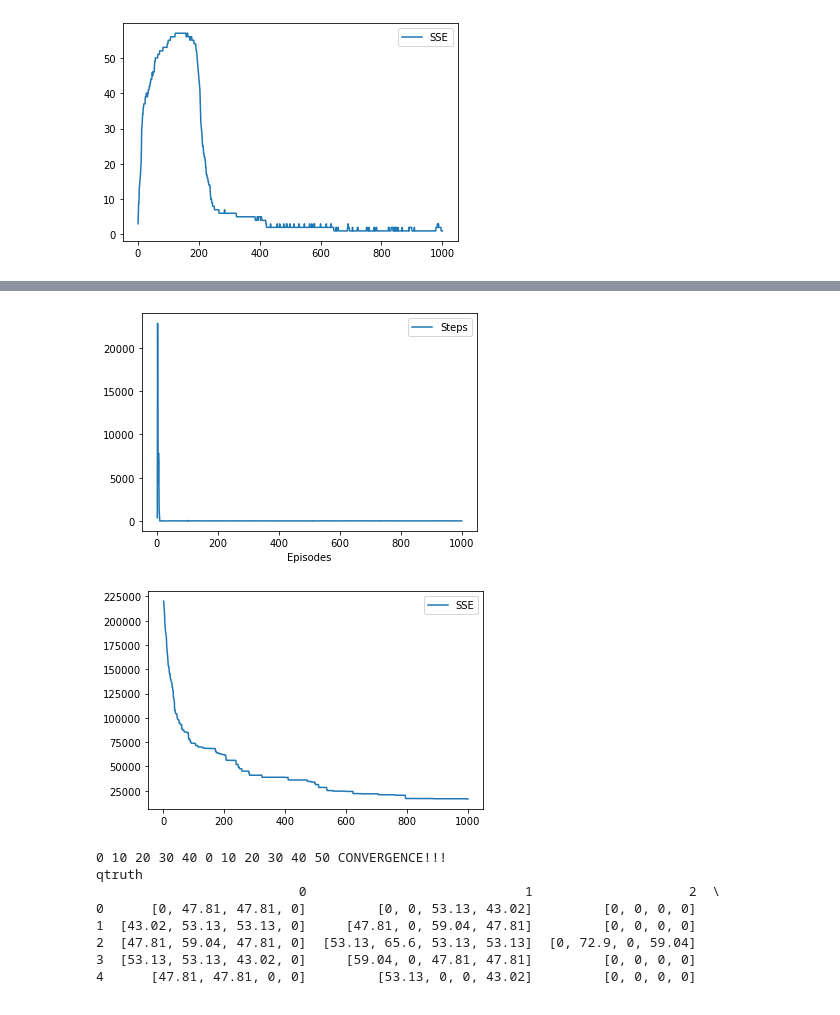
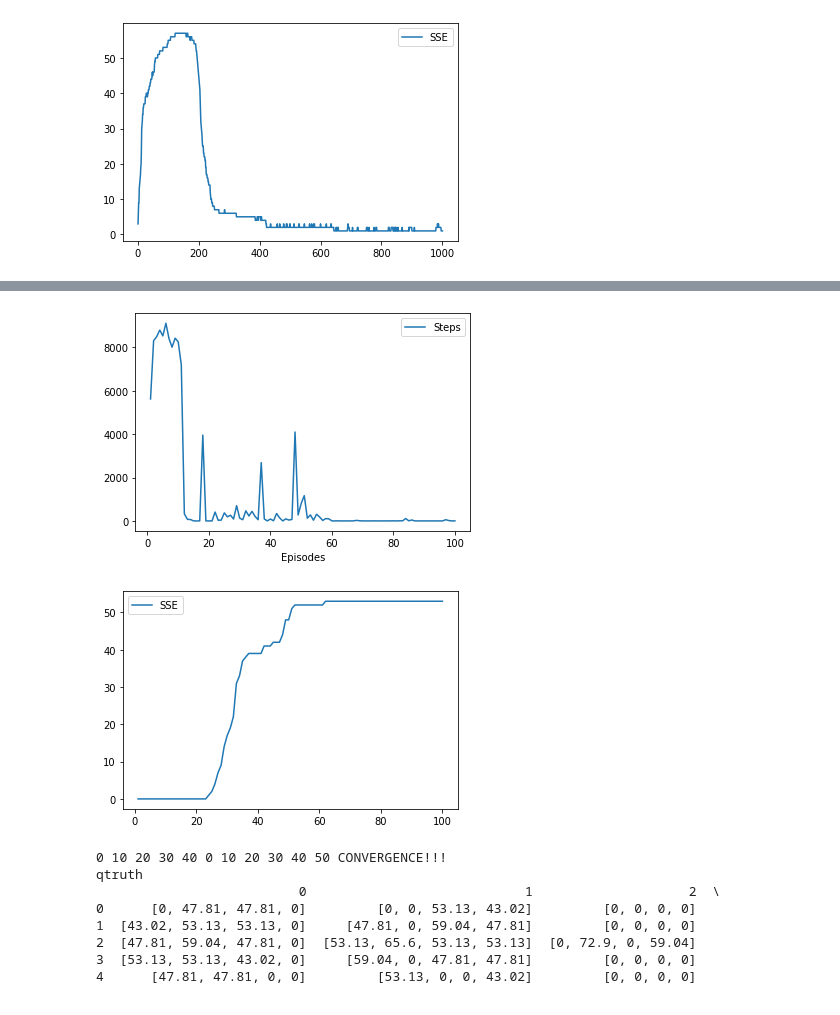
Before and after one commit to FreedomEclipse/GridWorldNN, a Jupyter notebook: gridworldNN.ipynb, the cells around one changed output, grey strips where cells are left out. Cells and saved outputs as stored; diff of their text form; code cells hidden in the pictures.

Commit message:
TD done, working on walls new method actions choos

```diff
--- a/gridworldNN.ipynb
+++ b/gridworldNN.ipynb
@@ -62,7 +64,7 @@ class GridBoard:
     def determineQtruth(self, iters, vBool, take1k, m, terms, act, outputact):
         for i in range(0, len(iters)):
             nn = NN('mse', 0.9, act, outputact)
-            m = nn.setupNN()
+            m = nn.setupNN(4)
 
             run(False, iters[i], None, 1, True, 'ql', m, terms, None)
             print(player.qtable)
@@ -733,7 +787,7 @@ print(grid.state)
 #print(grid.state)
 
 nn = NN('mse', 0.9, 'sigmoid', 'sigmoid')
-m = nn.setupNN()
+m = nn.setupNN(4)
 
 #sta = grid.state[:]
 
@@ -748,7 +802,7 @@ runiters = [1000]
 for i in range(0, len(runiters)):
     print(i)
     nn = NN('mse', 0.9, 'sigmoid', 'sigmoid')
-    m = nn.setupNN()
+    m = nn.setupNN(4)
 
     grid.reset_showboard()
     player = Player(grid, [0, 0])
@@ -765,14 +819,6 @@ for i in range(0, len(runiters)):
     print(player.policy)
     print(player.qtable)
 
-#qlearn = QLearn(0.9, 0.5, False)
-
-#itersTruth = [50, 60, 70, 80]
-#grid.determineQtruth(itersTruth, False, False)
-
-#print("qtruth")
-#print(grid.qtruth)
-
 qlsteps = charts.stepsGoal[:]
 qlsse = charts.sse[:]
 
@@ -816,7 +862,7 @@ print(grid.state)
 
 #print(grid.state)
 nn = NN('mse', 0.9, 'sigmoid', 'sigmoid')
-m = nn.setupNN()
+m = nn.setupNN(4)
 
 #sta = grid.state[:]
 
@@ -833,7 +879,7 @@ runiters = [1000]
 for i in range(0, len(runiters)):
     print(i)
     nn = NN('mse', 0.9, 'sigmoid', 'sigmoid')
-    m = nn.setupNN()
+    m = nn.setupNN(4)
 
     grid.reset_showboard()
     player = Player(grid, [0, 0])
@@ -946,40 +1002,58 @@ vtruth
 # %%
+# NN
 # QLearning Non-deterministic example with walls and one opening
 aRewards = [[4, 4, 100]]
 aTerminals = [[4, 4]]
 
 grid = setupGrid(5, 5, aRewards, aTerminals, None, None)
-grid.set_walls([[2,0], [2, 1], [2, 3], [2, 4]])
+#grid.set_walls([[2,0], [2, 1], [2, 3], [2, 4]])
+
 player = Player(grid, [0, 0])
-qlearn = QLearn(0.9, 0.5, False)
+innerwalls = [[2,0], [2, 1], [2, 3], [2, 4]]
+grid.set_walls(innerwalls)
 
-itersTruth = [50, 60, 70, 80]
-grid.determineQtruth(itersTruth, False, False)
+setupState(aTerminals, None)
+print(grid.state)
+
+#print(grid.state)
+
+#nn = NN('mse', 0.9, 'sigmoid', 'sigmoid')
+#m = nn.setupNN(4)
+
+#itersTruth = [1000]
+#grid.determineQtruth(itersTruth, False, True, m, aTerminals, 'sigmoid', 'sigmoid')
 
 print("qtruth")
 print(grid.qtruth)
 
-runiters = [1000]
+
+runiters = [100]
 for i in range(0, len(runiters)):
+    print(i)
+    nn = NN('mse', 0.9, 'sigmoid', 'sigmoid')
+    m = nn.setupNN(4)
 
     grid.reset_showboard()
     player = Player(grid, [0, 0])
     charts = Charts(runiters[i])
+
     print(grid.show_board)
+    print(player.policy)
 
-    run(False, runiters[i], None, 0.3, False, 'ql')
+    run(False, runiters[i], None, 0.1, False, 'ql', m, aTerminals, None)
 
     print(grid.show_board)
 
     player.detPolicyV()
 
     print(player.policy)
+    print(player.qtable)
 
-qlwsteps = charts.stepsGoal[:]
-qlwsse = charts.sse[:]
+qlsteps = charts.stepsGoal[:]
+qlsse = charts.sse[:]
 
 plt.figure()
-g1 = sns.lineplot(data=qlwsteps)
+g1 = sns.lineplot(data=qlsteps)
 plt.figure()
-g2 = sns.lineplot(data=qlwsse)
+g2 = sns.lineplot(data=qlsse)
 # %% [output]
@@ -1003,5 +1077,5 @@ qtruth
-[figure, old version]
+[figure, new version]
-[figure, old version]
+[figure, new version]
 # %%
 # SARSA with wall with one opening
 # predefined policy, not optimal
```
Also changed, not shown: parts of 9 cells of this notebook.
